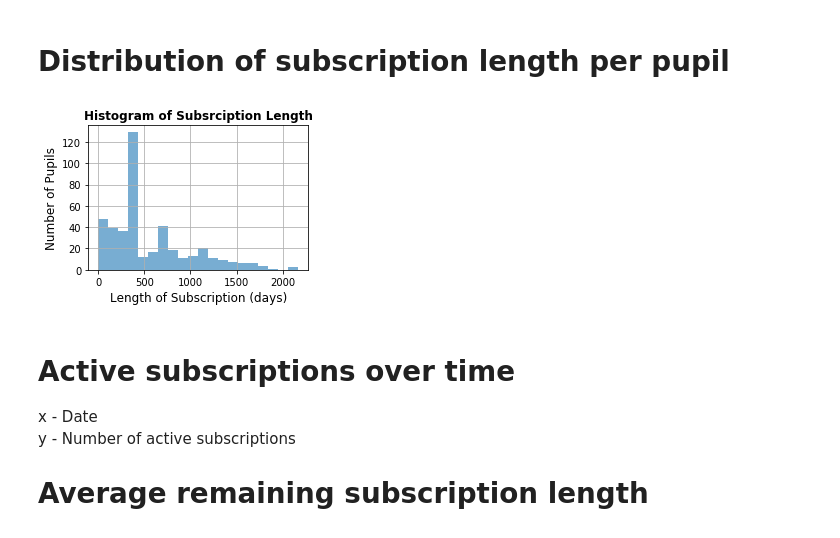
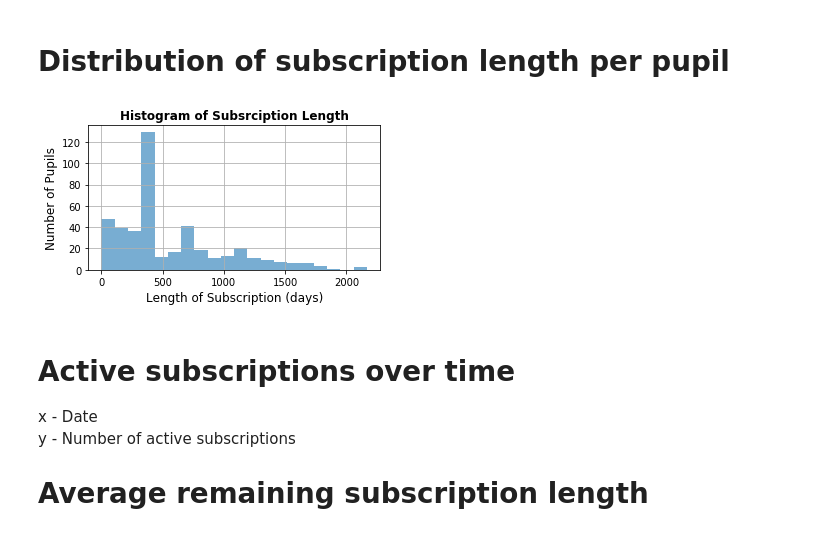
Before and after one commit to vicaws/Whizz, a Jupyter notebook: Code/Notebook/Sample Data.ipynb, the cells around one changed output. Saved outputs shown, nothing was run; the diff lists cells and outputs as text; code cells hidden in the pictures.

```diff
--- a/Code/Notebook/Sample Data.ipynb
+++ b/Code/Notebook/Sample Data.ipynb
@@ -68,22 +68,22 @@ p_lesson = df_lesson[df_lesson.pupilId==pupil]
 # %%
 # Distribution of subscription length per pupil
 sub_length = np.array(df_subspt.groupby('pupilId')['subscription_length'].sum())
 
-fig = plt.figure(figsize=(4,3))
+fig = plt.figure(figsize=(5,3))
 ax = fig.add_subplot(111)
 ax.hist(sub_length, bins=20, alpha=0.6)
 ax.set_xlabel("Length of Subscription (days)")
 ax.set_ylabel("Number of Pupils")
 ax.set_title("Histogram of Subsrciption Length")
 ax.xaxis.label.set_size(12)
 ax.yaxis.label.set_size(12)
 ax.title.set_fontsize(12)
 ax.title.set_fontweight('bold')
 plt.grid(True)
 plt.tight_layout()
 plt.show()
 # %% [output]
-[figure, old version]
+[figure, new version]
 # %% [markdown]
 # Active subscriptions over time
 x - Date
```
Also changed, not shown: parts of 5 cells of this notebook, 3 other files.
